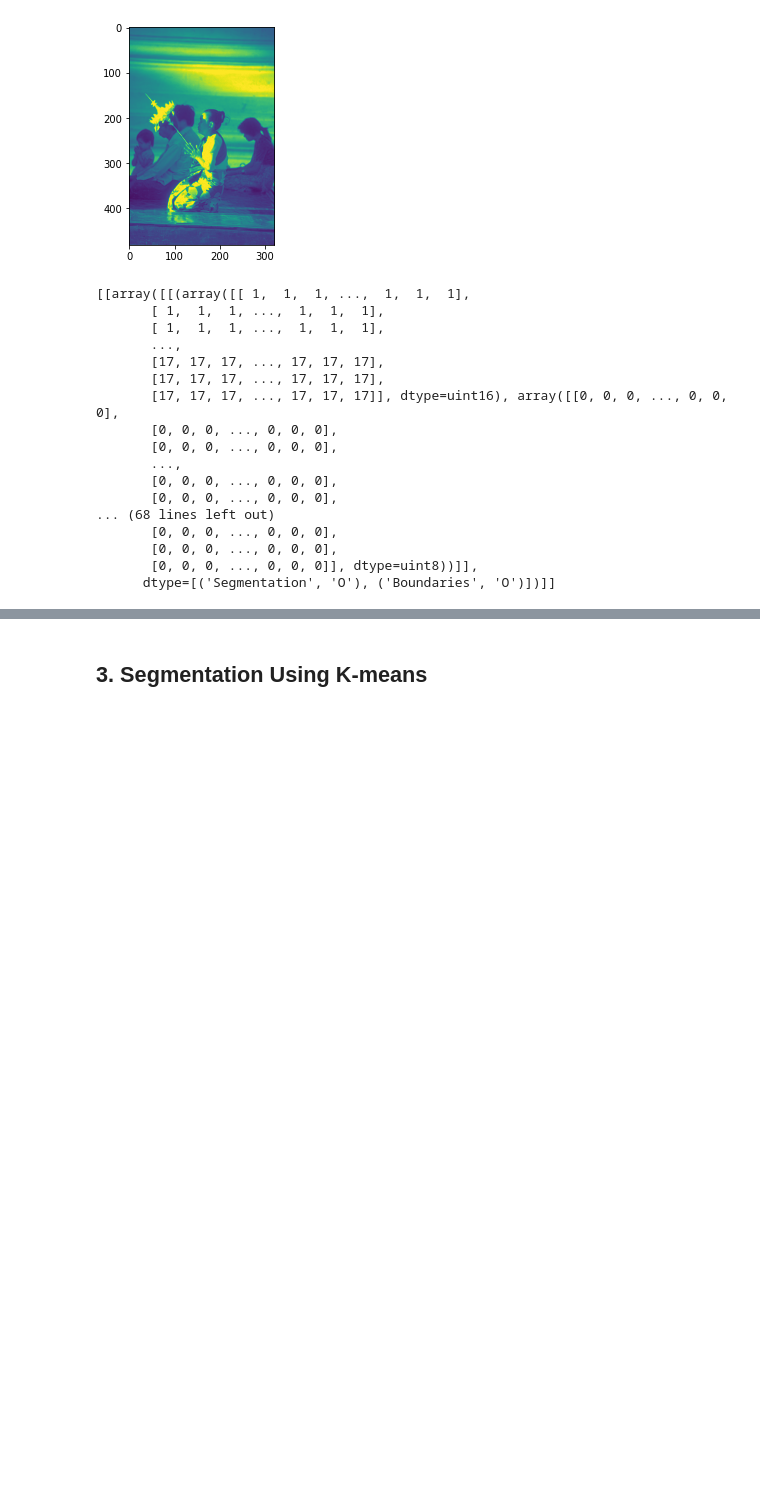
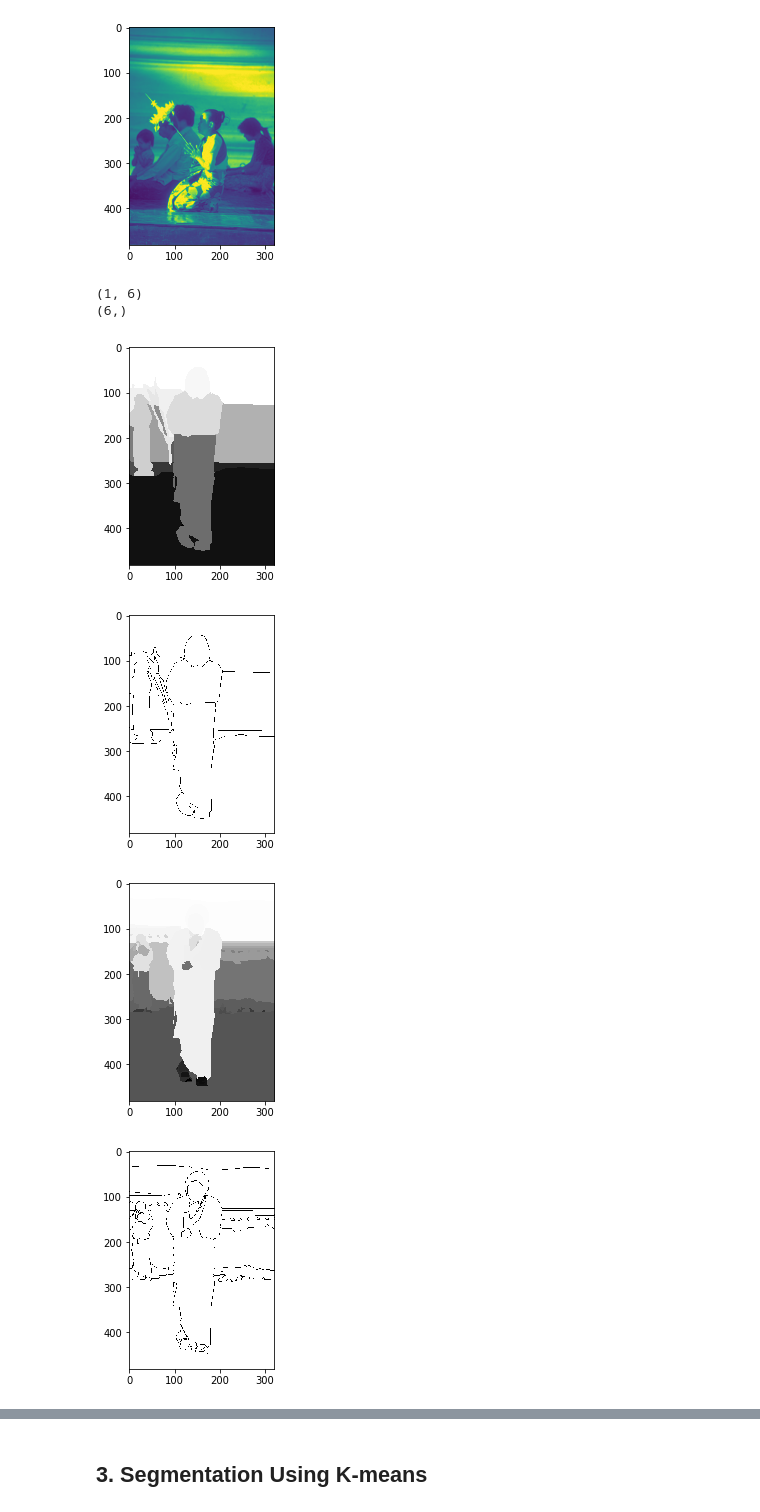
Before and after one commit to IngyBadawi/Image-Segmentation, a Jupyter notebook: Assignment_2.ipynb, the cells around one changed output, grey strips where cells are left out. Cells and saved outputs as stored; diff of their text form; code cells hidden in the pictures; blank space fills up the shorter version.

Commit message:
Ground truth added in part 2

```diff
--- a/Assignment_2.ipynb
+++ b/Assignment_2.ipynb
@@ -80,26 +80,26 @@ imgplot = plt.imshow(image[:,:,0])
   [  7  11  10]]]
 (481, 321, 3)
 [figure]
-# %%
-import scipy.io
-from PIL import Image
-mat = scipy.io.loadmat(gt_train[0])
-print(mat['groundTruth'])
-# %% [output]
-[[array([[(array([[ 1,  1,  1, ...,  1,  1,  1],
-       [ 1,  1,  1, ...,  1,  1,  1],
-       [ 1,  1,  1, ...,  1,  1,  1],
-       ...,
-       [17, 17, 17, ..., 17, 17, 17],
-       [17, 17, 17, ..., 17, 17, 17],
-       [17, 17, 17, ..., 17, 17, 17]], dtype=uint16), array([[0, 0, 0, ..., 0, 0, 0],
-       [0, 0, 0, ..., 0, 0, 0],
-       [0, 0, 0, ..., 0, 0, 0],
-       ...,
-       [0, 0, 0, ..., 0, 0, 0],
-       [0, 0, 0, ..., 0, 0, 0],
-... (68 lines left out)
-       [0, 0, 0, ..., 0, 0, 0],
-       [0, 0, 0, ..., 0, 0, 0],
-       [0, 0, 0, ..., 0, 0, 0]], dtype=uint8))]],
-      dtype=[('Segmentation', 'O'), ('Boundaries', 'O')])]]
+# %%
+import scipy.io
+from PIL import Image
+# print(gt_train[0])
+mat = scipy.io.loadmat(gt_train[0])
+# print(mat.items())
+print(mat['groundTruth'].shape)
+mat=np.squeeze(mat['groundTruth'])
+print(mat.shape)
+for i in range(5):
+  for j in range(2):
+    curr = mat[i][0][0][j]
+    plt.figure()
+    plt.imshow(curr, cmap='Greys', interpolation='nearest')
+    plt.show()
+    plt.close()
+# %% [output]
+(1, 6)
+(6,)
+[figure, added]
+[figure, added]
+[figure, added]
+[figure, added]
```
Also changed, not shown: parts of 1 cell of this notebook.
